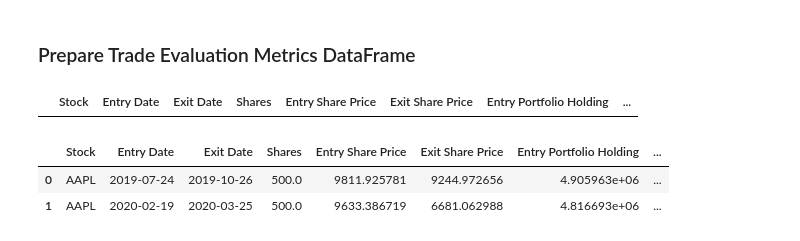
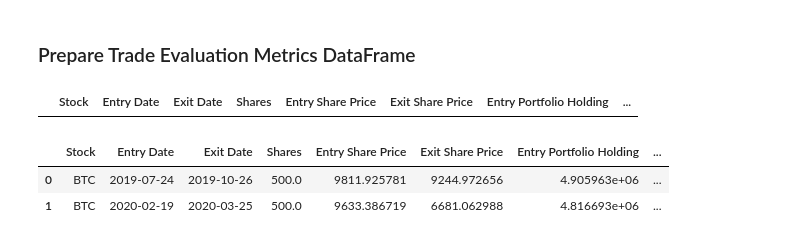
Before and after one commit to Syriacode/Project02_TalkAlgo, a Jupyter notebook: ken/AlgoMA_BTC_50-200.ipynb, the cells around one changed output. Saved outputs shown, nothing was run; the diff lists cells and outputs as text; code cells hidden in the pictures.

```diff
--- a/ken/AlgoMA_BTC_50-200.ipynb
+++ b/ken/AlgoMA_BTC_50-200.ipynb
@@ -58,7 +58,7 @@ btc_df.head(10)
 ### Generating Moving Average Crossover Signal
 # %%
 # Grab just the `date` and `close` from the dataset
-signals_df = aapl_df.loc[:, ["Date", "Close"]].copy()
+signals_df = btc_df.loc[:, ["Date", "Close"]].copy()
 
 # Set the `date` column as the index
 signals_df = signals_df.set_index("Date", drop=True)
@@ -315,36 +315,36 @@ exit_share_price = 0
 # Then append the record to the trade evaluation DataFrame
 for index, row in signals_df.iterrows():
     if row['Entry/Exit'] == 1:
         entry_date = index
         entry_portfolio_holding = abs(row['Portfolio Holdings'])
         share_size = row['Entry/Exit Position']
         entry_share_price = row['Close']
 
     elif row['Entry/Exit'] == -1:
         exit_date = index
         exit_portfolio_holding = abs(row['Close'] * row['Entry/Exit Position'])
         exit_share_price = row['Close']
         profit_loss =  exit_portfolio_holding - entry_portfolio_holding
         trade_evaluation_df = trade_evaluation_df.append(
             {
-                'Stock': 'AAPL',
+                'Stock': 'BTC',
                 'Entry Date': entry_date,
                 'Exit Date': exit_date,
                 'Shares': share_size,
                 'Entry Share Price': entry_share_price,
                 'Exit Share Price': exit_share_price,
                 'Entry Portfolio Holding': entry_portfolio_holding,
                 'Exit Portfolio Holding': exit_portfolio_holding,
                 'Profit/Loss': profit_loss
             },
             ignore_index=True)
 
 # Print the DataFrame
 trade_evaluation_df
 # %% [output]
 |  | Stock | Entry Date | Exit Date | Shares | Entry Share Price | Exit Share Price | Entry Portfolio Holding | ... |
-| 0 | AAPL | 2019-07-24 | 2019-10-26 | 500.0 | 9811.925781 | 9244.972656 | 4.905963e+06 | ... |
-| 1 | AAPL | 2020-02-19 | 2020-03-25 | 500.0 | 9633.386719 | 6681.062988 | 4.816693e+06 | ... |
+| 0 | BTC | 2019-07-24 | 2019-10-26 | 500.0 | 9811.925781 | 9244.972656 | 4.905963e+06 | ... |
+| 1 | BTC | 2020-02-19 | 2020-03-25 | 500.0 | 9633.386719 | 6681.062988 | 4.816693e+06 | ... |
 # %%
 ### Create Hvplot Line Chart of Closing, SMA50, and SMA100
 # %%
```
Also changed, not shown: parts of 3 cells of this notebook, 6 other files.
